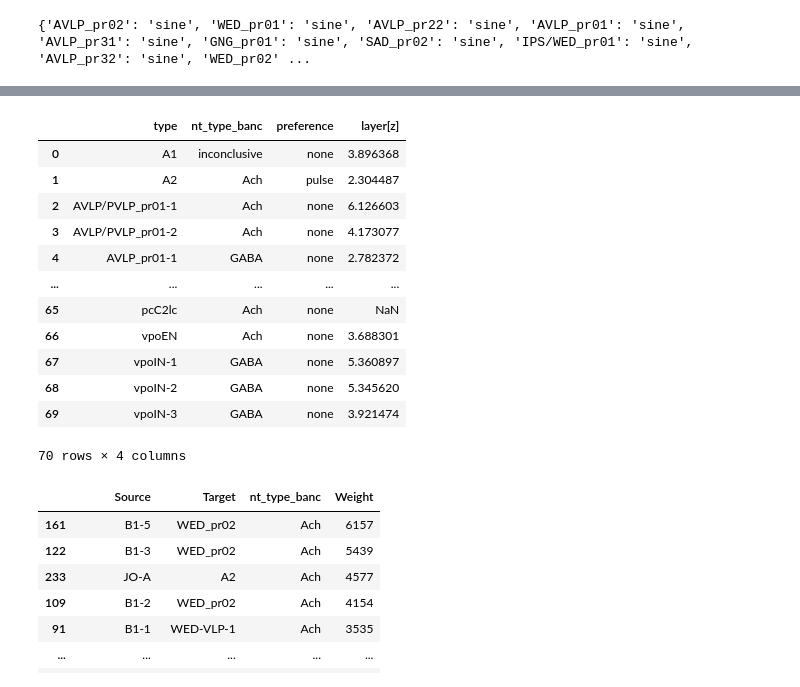
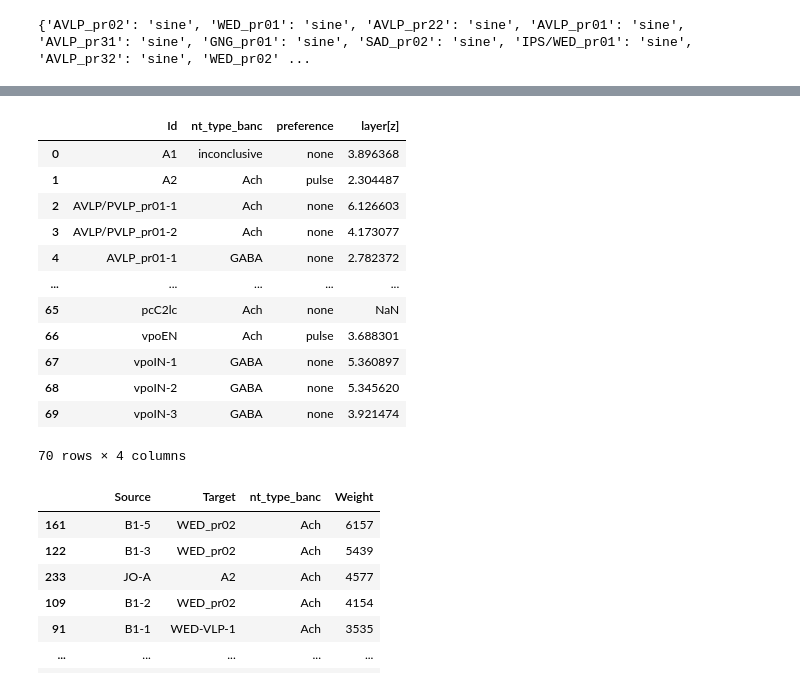
Before and after one commit to grace-cai08/sp25, a Jupyter notebook: wiringdgrm.ipynb, the cells around one changed output, grey strips where cells are left out. Drawn from its saved outputs; the diff is of its cells as text; code cells hidden in the pictures.

Commit message:
g5.gephi - new graph with new mode preference dictionary

```diff
--- a/wiringdgrm.ipynb
+++ b/wiringdgrm.ipynb
@@ -413,9 +413,39 @@ layers
 
 prefs_dict = {}
 
-prefs_dict['sine'] = ['AVLP_pr02', 'WED_pr01', 'AVLP_pr22', 'AVLP_pr01', 'AVLP_pr31', 'GNG_pr01', 'SAD_pr02', 'IPS/WED_pr01', 'AVLP_pr32']
-prefs_dict['intermediate'] = ['WED_pr02', 'B2', 'IPS_pr01', 'IPS_pr02', 'AVLP_pr05', 'AVLP_pr35', 'AVLP_pr11', 'SAD_pr01', 'AVLP_pr23', 'WED-VLP', 'PVLP_pr03']
-prefs_dict['pulse'] = ['AVLP/PVLP_pr01', 'AVLP_pr04', 'AVLP_pr24', 'AVLP_pr12', 'A2', 'B1', 'AVLP_pr18', 'AVLP_pr36']
+prefs_dict['sine'] = ['AVLP_pr02',
+                      'WED_pr01',
+                      'AVLP_pr22',
+                      'AVLP_pr01',
+                      'AVLP_pr31',
+                      'GNG_pr01',
+                      'SAD_pr02',
+                      'IPS/WED_pr01',
+                      'AVLP_pr32']
+prefs_dict['intermediate'] = ['WED_pr02',
+                              'B2',
+                              'IPS_pr01',
+                              'IPS_pr02',
+                              'AVLP_pr05',
+                              'AVLP_pr35',
+                              'AVLP_pr11',
+                              'SAD_pr01',
+                              'AVLP_pr23',
+                              'WED-VLP',
+                              'PVLP_pr03']
+prefs_dict['pulse'] = ['AVLP/PVLP_pr01',
+                       'AVLP_pr04',
+                       'AVLP_pr24',
+                       'AVLP_pr12',
+                       'A2',
+                       'B1',
+                       'AVLP_pr18',
+                       'AVLP_pr36',
+                       'vpoIN',
+                       'vpoEN',
+                       'pMN2',
+                       'pMN1',
+                       'PC21']
 
 inverted_prefs = {cell: pref for pref, cells in prefs_dict.items() for cell in cells}
 
@@ -443,10 +478,10 @@ celltypes
 types = celltypes.rename(columns={'Cell type (Lockwood et al)':'type', 'Codex June 2024':'id', 'NT2026 (FAFB and BANC)':'nt_type', 'Across-hemi_layer_mean':'hemi_layer_mean'})
 types_grouped = types.groupby(['type', 'nt_type', 'preference'], as_index=False)[['hemi_layer_mean']].first()
 # %%
-g5_nodelist = types.rename(columns={'nt_type':'nt_type_banc', 'hemi_layer_mean':'layer[z]'})
+g5_nodelist = types_grouped.rename(columns={'type':'Id', 'nt_type':'nt_type_banc', 'hemi_layer_mean':'layer[z]'})
 g5_nodelist
 # %% [output]
-|  | type | nt_type_banc | preference | layer[z] |
+|  | Id | nt_type_banc | preference | layer[z] |
 | 0 | A1 | inconclusive | none | 3.896368 |
 | 1 | A2 | Ach | pulse | 2.304487 |
 | 2 | AVLP/PVLP_pr01-1 | Ach | none | 6.126603 |
@@ -454,7 +489,7 @@ g5_nodelist
 | 4 | AVLP_pr01-1 | GABA | none | 2.782372 |
 | ... | ... | ... | ... | ... |
 | 65 | pcC2lc | Ach | none | NaN |
-| 66 | vpoEN | Ach | none | 3.688301 |
+| 66 | vpoEN | Ach | pulse | 3.688301 |
 | 67 | vpoIN-1 | GABA | none | 5.360897 |
 | 68 | vpoIN-2 | GABA | none | 5.345620 |
 | 69 | vpoIN-3 | GABA | none | 3.921474 |
```
Also changed, not shown: parts of 1 cell of this notebook, 3 other files.
